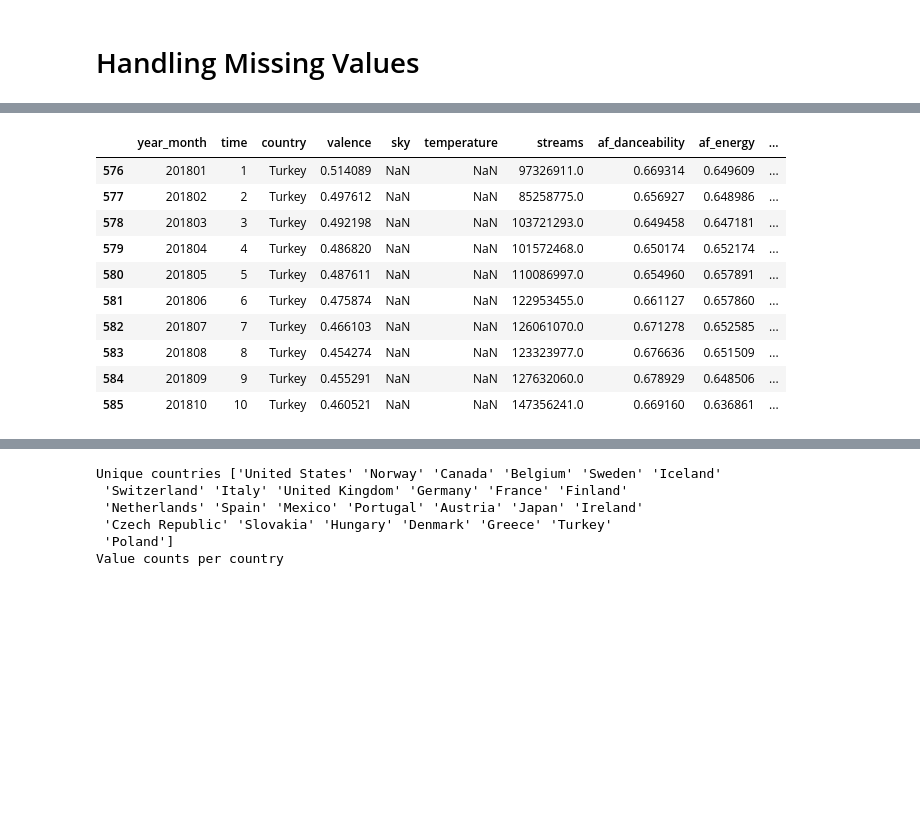
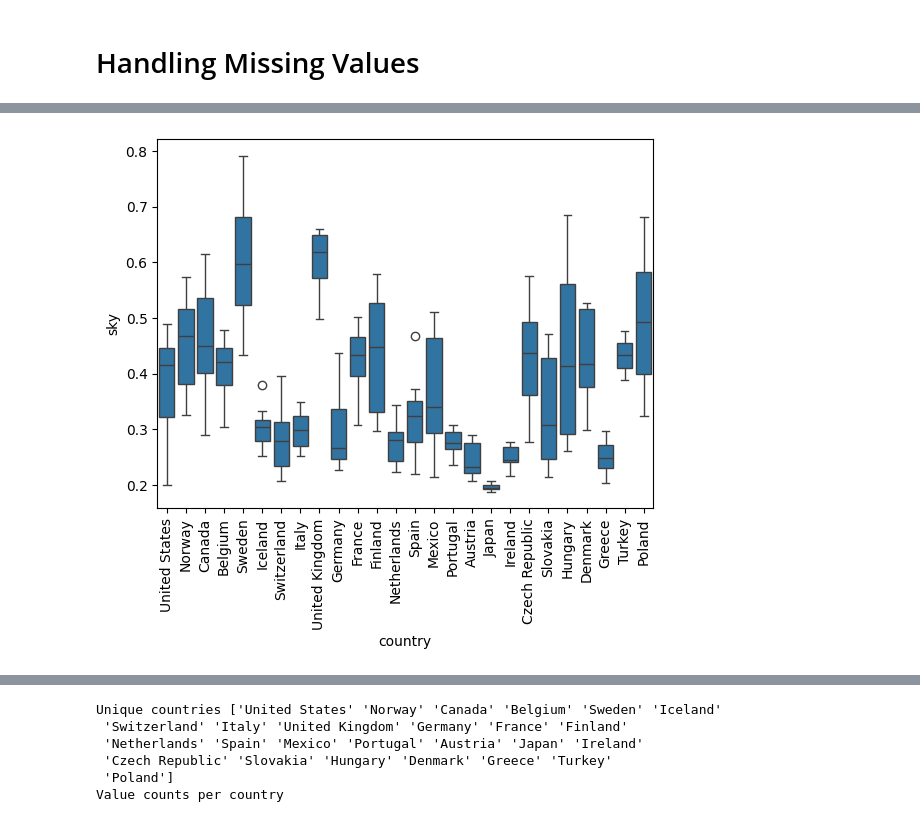
Before and after one commit to Hubert-Magdziak/Reproducible-Research-Project-2024, a Jupyter notebook: code.ipynb, the cells around one changed output, grey strips where cells are left out. Saved outputs shown, nothing was run; the diff lists cells and outputs as text; code cells hidden in the pictures; blank space fills up the shorter version.

```diff
--- a/code.ipynb
+++ b/code.ipynb
@@ -95,14 +106,7 @@ df[df["valence"].isna()]
-# %%
-df[df["sky"].isna()]
-# %% [output]
-|  | year_month | time | country | valence | sky | temperature | streams | af_danceability | af_energy | ... |
-| 576 | 201801 | 1 | Turkey | 0.514089 | NaN | NaN | 97326911.0 | 0.669314 | 0.649609 | ... |
-| 577 | 201802 | 2 | Turkey | 0.497612 | NaN | NaN | 85258775.0 | 0.656927 | 0.648986 | ... |
-| 578 | 201803 | 3 | Turkey | 0.492198 | NaN | NaN | 103721293.0 | 0.649458 | 0.647181 | ... |
-| 579 | 201804 | 4 | Turkey | 0.486820 | NaN | NaN | 101572468.0 | 0.650174 | 0.652174 | ... |
-| 580 | 201805 | 5 | Turkey | 0.487611 | NaN | NaN | 110086997.0 | 0.654960 | 0.657891 | ... |
-| 581 | 201806 | 6 | Turkey | 0.475874 | NaN | NaN | 122953455.0 | 0.661127 | 0.657860 | ... |
-| 582 | 201807 | 7 | Turkey | 0.466103 | NaN | NaN | 126061070.0 | 0.671278 | 0.652585 | ... |
-| 583 | 201808 | 8 | Turkey | 0.454274 | NaN | NaN | 123323977.0 | 0.676636 | 0.651509 | ... |
-| 584 | 201809 | 9 | Turkey | 0.455291 | NaN | NaN | 127632060.0 | 0.678929 | 0.648506 | ... |
-| 585 | 201810 | 10 | Turkey | 0.460521 | NaN | NaN | 147356241.0 | 0.669160 | 0.636861 | ... |
+# %%
+# Visualize the distribution for variable 'sky' via country
+sns.boxplot(data = df.loc[df['year_month'] < 201901], x = 'country', y = 'sky')
+plt.xticks(rotation = 90)
+plt.show()
+# %% [output]
+[figure, added]
```
Also changed, not shown: parts of 9 cells of this notebook.
